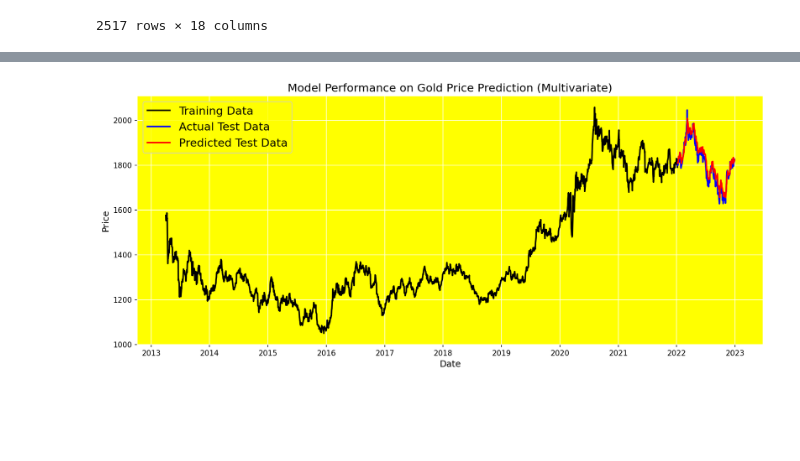
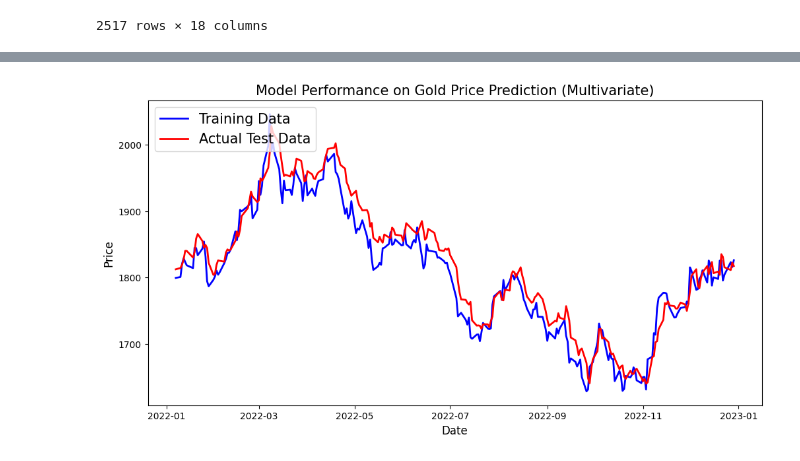
Before and after one commit to hoangdon1804/gold-price-prediction, a Jupyter notebook: test.ipynb, the cells around one changed output, grey strips where cells are left out. Drawn from its saved outputs; the diff is of its cells as text; code cells hidden in the pictures; blank space fills up the shorter version.

```diff
--- a/test.ipynb
+++ b/test.ipynb
@@ -172,35 +173,32 @@ N_test = len(y_test_inv)
 
 train_size_X = len(X_train)
 time_step = X_train.shape[1]
 
 train_start_idx = time_step
 test_start_idx = train_start_idx + N_train
 
 train_dates = df.index[train_start_idx : train_start_idx + N_train]
 test_dates = df.index[test_start_idx : test_start_idx + N_test]
 
 actual_prices_train = price_data[train_start_idx : train_start_idx + N_train]
 actual_prices_test = price_data[test_start_idx : test_start_idx + N_test]
 
 predicted_prices_test = y_test_inv
 predicted_prices_train = y_train_inv
 
 
-plt.figure(figsize=(15, 6), dpi=150)
-plt.rcParams['axes.facecolor'] = 'yellow'
-plt.rc('axes', edgecolor='white')
+plt.figure(figsize=(12,6))
 
-plt.plot(train_dates, actual_prices_train, color='black', lw=2, label='Training Data')
 plt.plot(test_dates, actual_prices_test, color='blue', lw=2, label='Actual Test Data')
 plt.plot(test_dates, predicted_prices_test, color='red', lw=2, label='Predicted Test Data')
 
 
 plt.title('Model Performance on Gold Price Prediction (Multivariate)', fontsize=15)
 plt.xlabel('Date', fontsize=12)
 plt.ylabel('Price', fontsize=12)
 plt.legend(['Training Data', 'Actual Test Data', 'Predicted Test Data'], loc='upper left', prop={'size': 15})
 plt.grid(color='white')
 
 plt.show()
 # %% [output]
-[figure, old version]
+[figure, new version]
```
Also changed, not shown: parts of 3 cells of this notebook, 4 other files.
